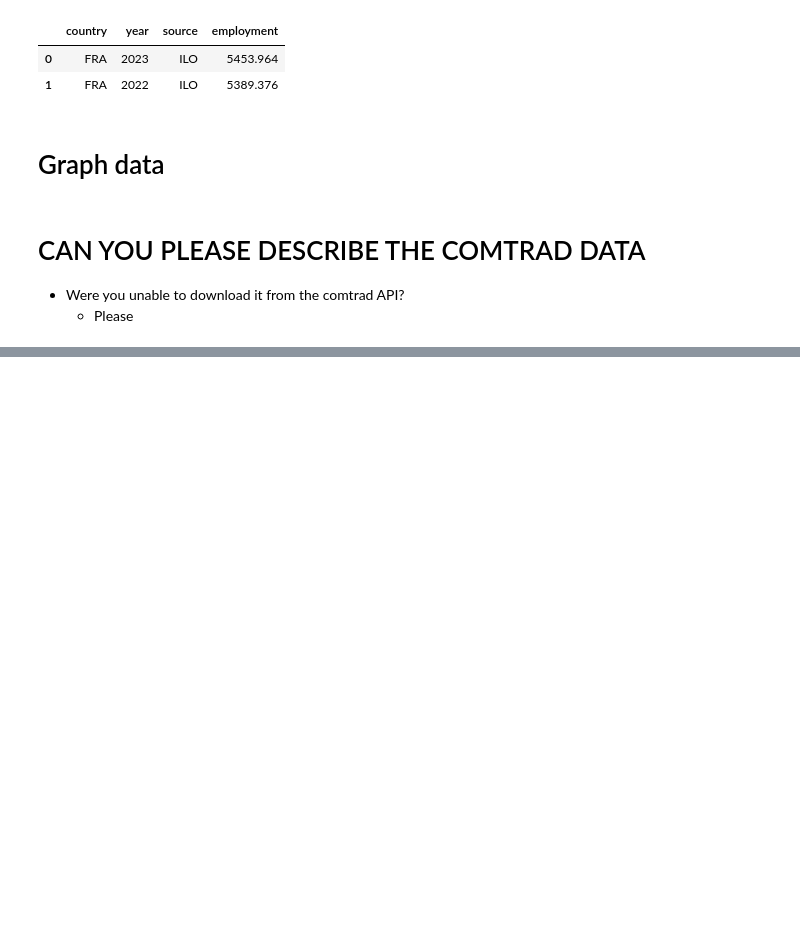
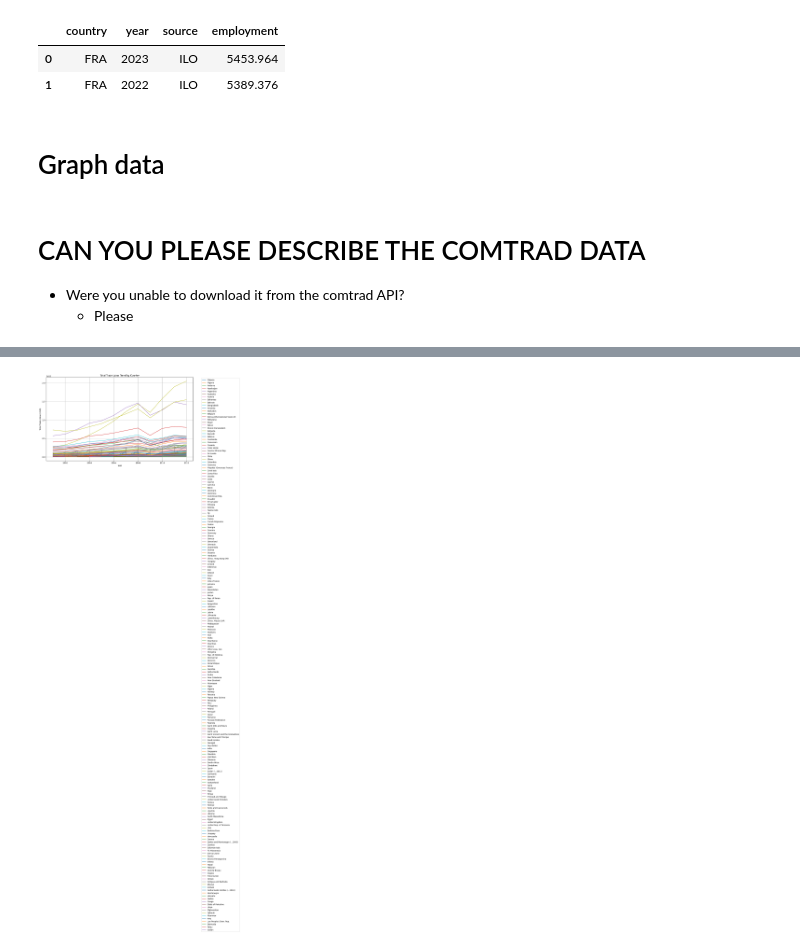
Before and after one commit to Graspp-25-Spring/graspp-25S-trade, a Jupyter notebook: notebooks/milestone_1.ipynb, the cells around one changed output, grey strips where cells are left out. Cells and saved outputs as stored; diff of their text form; code cells hidden in the pictures; blank space fills up the shorter version.

```diff
--- a/notebooks/milestone_1.ipynb
+++ b/notebooks/milestone_1.ipynb
@@ -270,0 +228,14 @@ strong multicollinearity or other numerical problems.
+# %%
+# Merge Export data and Employment data
+df_export = df_2001[df_2001['import or export'] == 'Export']
+df_merge = pd.merge(
+    df_export,
+    df_melt,
+    right_index=True,
+    left_index=True,
+    how='inner'
+)
+print(df_merge.head())
+
+#isolate only trade volume
+df_trade = df_merge[['total trade value']]
@@ -270,0 +250,33 @@ strong multicollinearity or other numerical problems.
+# %%
+# Showing the total trade value trend by country
+df_trade_reset = df_export.reset_index()
+
+import matplotlib.pyplot as plt
+
+# Use df_export (only trade data) and reset index
+df_trade_reset = df_export.reset_index()
+
+# Create a figure
+plt.figure(figsize=(14,8))
+
+# Plot one line per country
+for country in df_trade_reset['country'].unique():
+    df_country = df_trade_reset[df_trade_reset['country'] == country]
+    plt.plot(df_country['year'], df_country['total trade value'], label=country)
+
+# Add title and labels
+plt.title('Total Trade Value Trend by Country')
+plt.xlabel('Year')
+plt.ylabel('Total Trade Value (USD)')
+plt.grid(True)
+
+# Add a legend outside the graph
+plt.legend(bbox_to_anchor=(1.05, 1), loc='upper left', ncol=1)
+
+# Make layout tight
+plt.tight_layout()
+
+# Show the plot
+plt.show()
+# %% [output]
+[figure, added]
```
Also changed, not shown: parts of 16 cells of this notebook.
